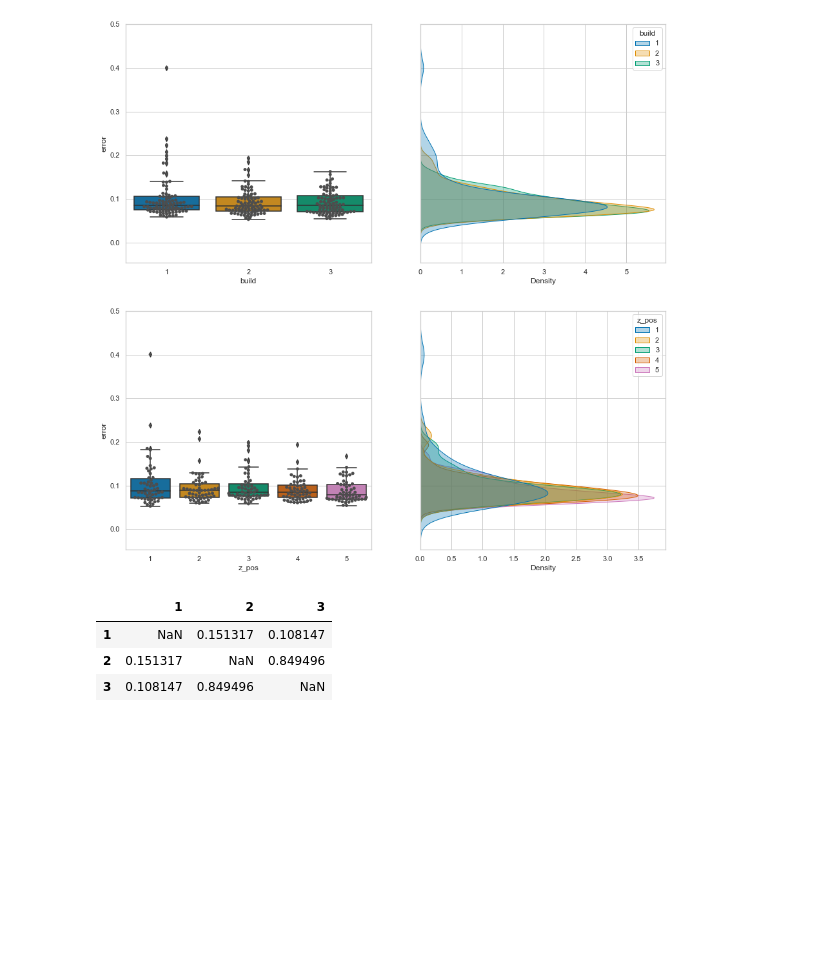
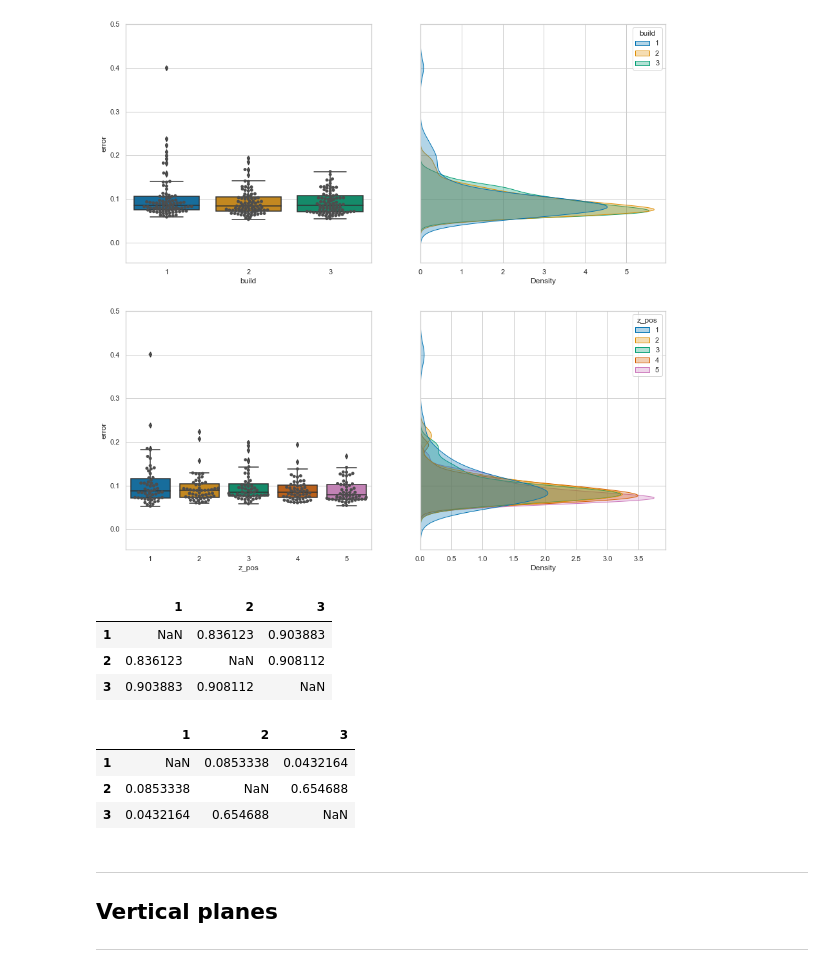
Before and after one commit to TheThorb/Leirmo_Exp1_Publication1, a Jupyter notebook: Compare_builds.ipynb, the cells around one changed output. Cells and saved outputs as stored; diff of their text form; code cells hidden in the pictures; blank space fills up the shorter version.

```diff
--- a/Compare_builds.ipynb
+++ b/Compare_builds.ipynb
@@ -424,35 +424,75 @@ plt.show()
 """
 T-test for vertical planes accross builds.
 
 """
 
 ## Prepare data
 # List of characteristics
-chars = ['Flatness_HX2_Plane2',
-         'Flatness_HX2_Plane5']
+chars = ['Flatness_HX2_Plane2']
 
 # Insert a column with the name of the characteristic
 for i in range(len(chars)):
     if 'char' not in char_dict[chars[i]].columns:
         char_dict[chars[i]].insert(2, 'char', chars[i])
 
 # Retrieve the characteristics from the dictionary
 df = pd.concat(char_dict[chars[i]] for i in range(len(chars)))
 
 # Isolate anchors
 #df = df[(df['x_pos'] == 2) & (df['y_pos'] == 3)]
 
 # Remove redundant columns and reset index
 df = df.reset_index()[['char', 'build', 'z_pos', 'error']]
 
 
 ## Perform T-test
 p_vals = func.get_p_vals(df, 'build')
 
 
 p_vals
 # %% [output]
 |  | 1 | 2 | 3 |
-| 1 | NaN | 0.151317 | 0.108147 |
-| 2 | 0.151317 | NaN | 0.849496 |
-| 3 | 0.108147 | 0.849496 | NaN |
+| 1 | NaN | 0.836123 | 0.903883 |
+| 2 | 0.836123 | NaN | 0.908112 |
+| 3 | 0.903883 | 0.908112 | NaN |
+# %%
+"""
+T-test for vertical planes accross builds.
+
+"""
+
+## Prepare data
+# List of characteristics
+chars = ['Flatness_HX2_Plane5']
+
+# Insert a column with the name of the characteristic
+for i in range(len(chars)):
+    if 'char' not in char_dict[chars[i]].columns:
+        char_dict[chars[i]].insert(2, 'char', chars[i])
+
+# Retrieve the characteristics from the dictionary
+df = pd.concat(char_dict[chars[i]] for i in range(len(chars)))
+
+# Isolate anchors
+#df = df[(df['x_pos'] == 2) & (df['y_pos'] == 3)]
+
+# Remove redundant columns and reset index
+df = df.reset_index()[['char', 'build', 'z_pos', 'error']]
+
+
+## Perform T-test
+p_vals = func.get_p_vals(df, 'build')
+
+
+p_vals
+# %% [output]
+|  | 1 | 2 | 3 |
+| 1 | NaN | 0.0853338 | 0.0432164 |
+| 2 | 0.0853338 | NaN | 0.654688 |
+| 3 | 0.0432164 | 0.654688 | NaN |
+# %% [markdown]
+---
+
+## Vertical planes
+
+---
```
Also changed, not shown: parts of 12 cells of this notebook.
